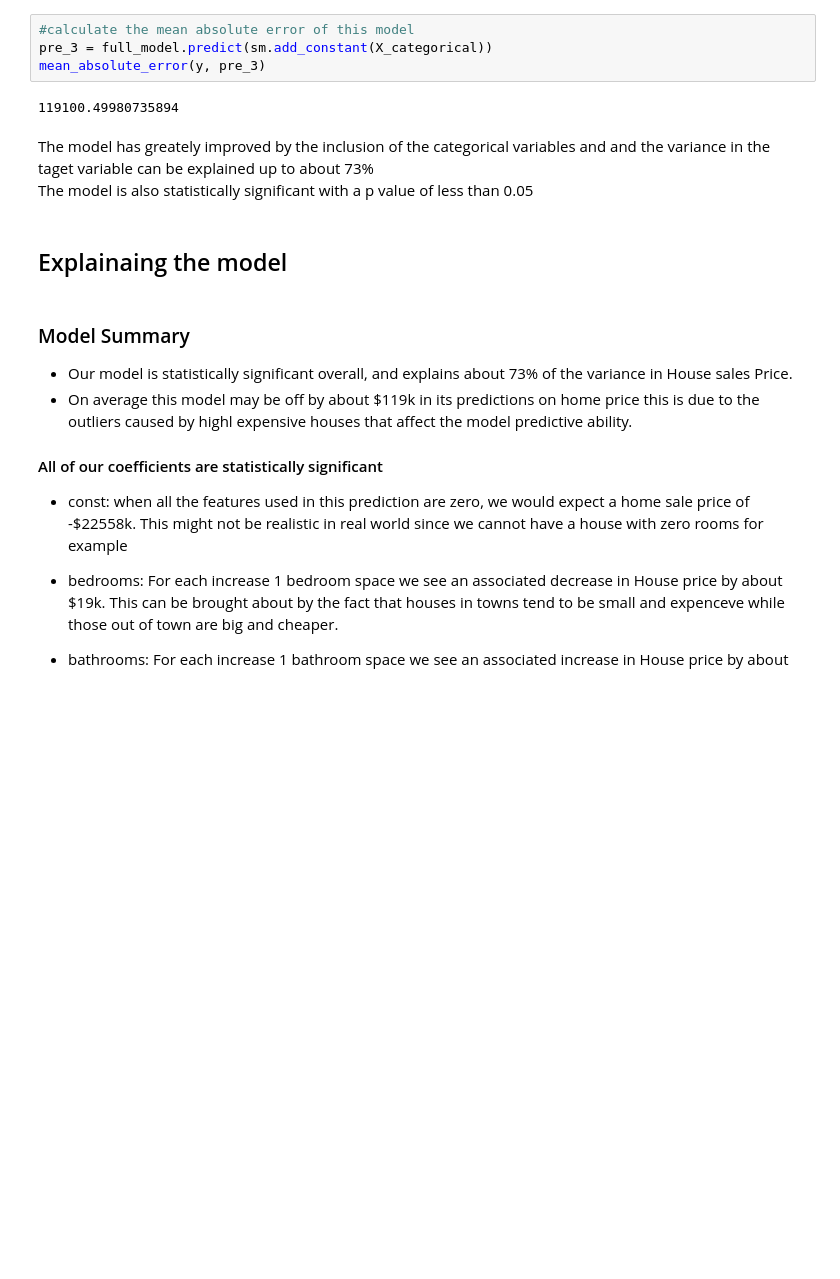
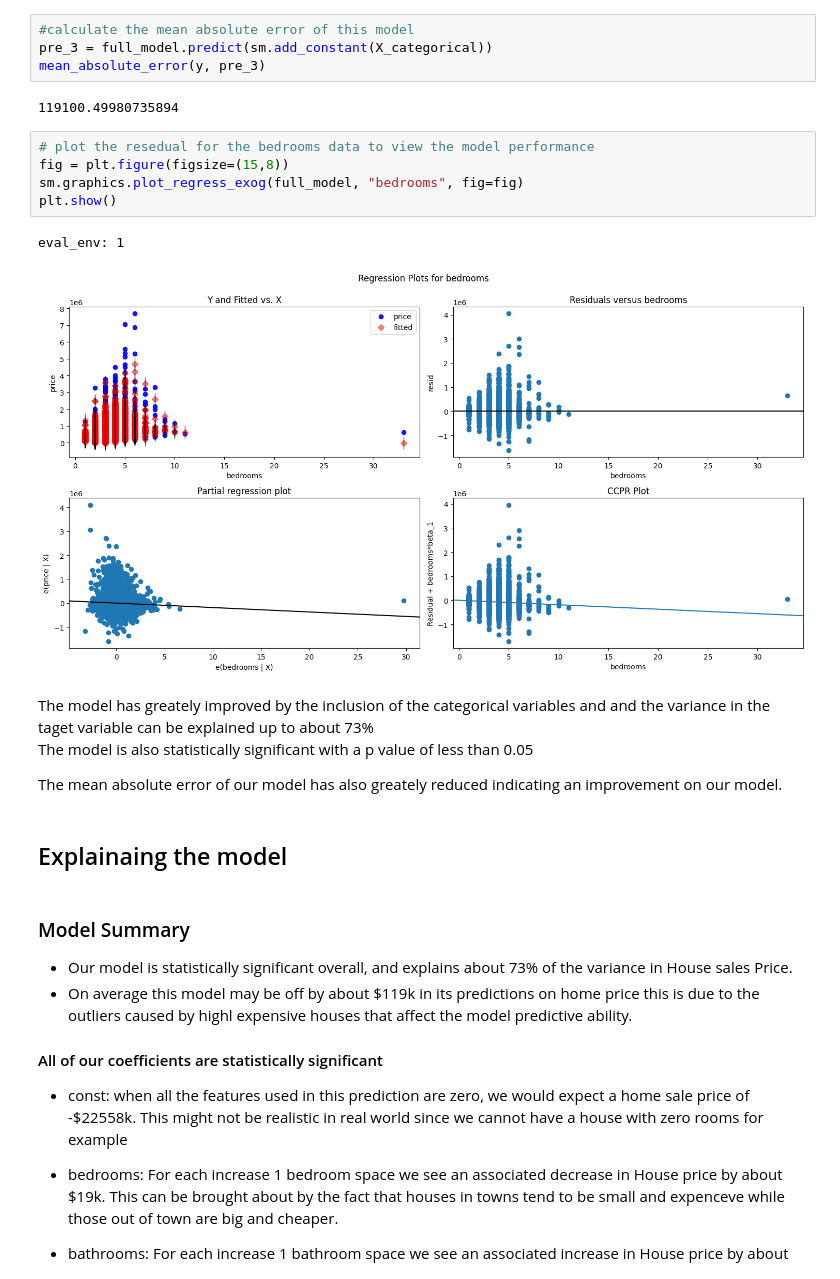
Before and after one commit to beast001/dsc-phase-2-project-v2-3, a Jupyter notebook: student.ipynb, the cells around one changed output. Cells and saved outputs as stored; diff of their text form; blank space fills up the shorter version.

```diff
--- a/student.ipynb
+++ b/student.ipynb
@@ -496,9 +512,19 @@ pre_3 = full_model.predict(sm.add_constant(X_categorical))
 mean_absolute_error(y, pre_3)
 # %% [output]
 119100.49980735894
+# %%
+# plot the resedual for the bedrooms data to view the model performance
+fig = plt.figure(figsize=(15,8))
+sm.graphics.plot_regress_exog(full_model, "bedrooms", fig=fig)
+plt.show()
+# %% [output]
+eval_env: 1
+[figure, added]
 # %% [markdown]
 The model has greately improved by the inclusion of the categorical variables and and the variance in the taget variable can be explained up to about 73% <br>
 The model is also statistically significant with a p value of less than 0.05
+
+The mean absolute error of our model has also greately reduced indicating an improvement on our model.
 # %% [markdown]
 ## Explainaing the model
 # %% [markdown]
```
Also changed, not shown: parts of 6 cells of this notebook, 2 other files.
